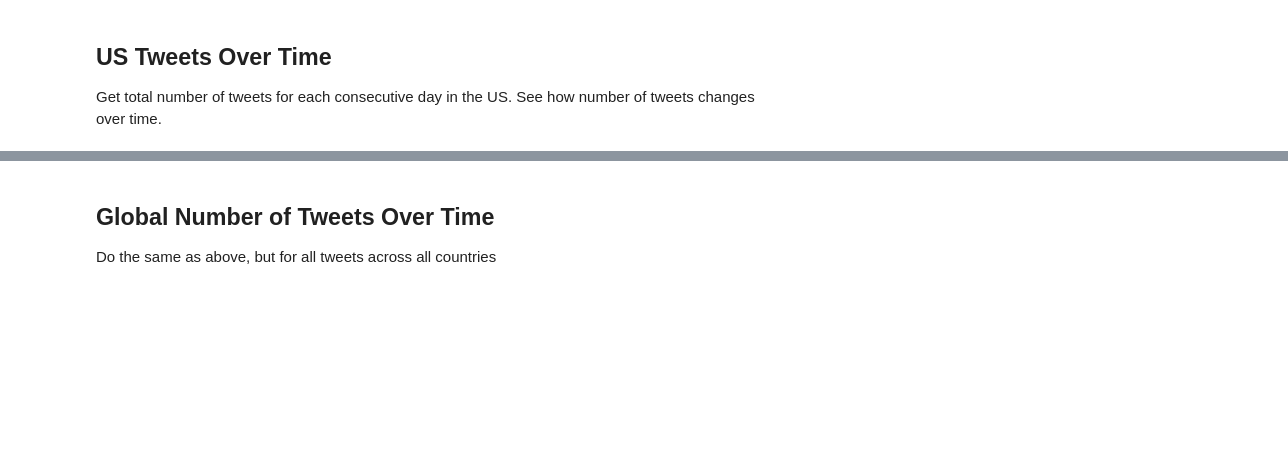
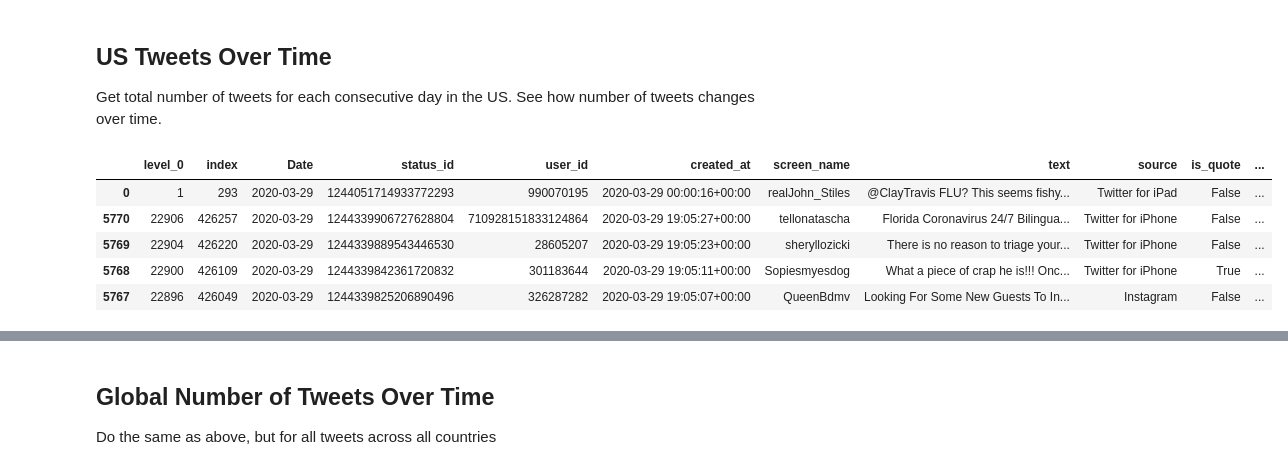
Before and after one commit to adrielk/Covid19-ML-and-Analysis, a Jupyter notebook: Covid-19 and Sentiment.ipynb, the cells around one changed output, grey strips where cells are left out. Cells and saved outputs as stored; diff of their text form; code cells hidden in the pictures; blank space fills up the shorter version.

```diff
--- a/Covid-19 and Sentiment.ipynb
+++ b/Covid-19 and Sentiment.ipynb
@@ -303,0 +315,13 @@ Get total number of tweets for each consecutive day in the US. See how number of
+# %%
+full_cc_us['created_at'] =  pd.to_datetime(full_cc_us['created_at'])
+full_cc_us.insert (2, "Date", full_cc_us['created_at'].dt.date.astype('str'))
+#full_cc_us['Date'] = full_cc_us['created_at'].dt.date.astype('str')
+full_cc_us = full_cc_us.sort_values(by = ['Date'], ascending = True)
+full_cc_us.head()
+# %% [output]
+|  | level_0 | index | Date | status_id | user_id | created_at | screen_name | text | source | is_quote | ... |
+| 0 | 1 | 293 | 2020-03-29 | 1244051714933772293 | 990070195 | 2020-03-29 00:00:16+00:00 | realJohn_Stiles | @ClayTravis FLU? This seems fishy... | Twitter for iPad | False | ... |
+| 5770 | 22906 | 426257 | 2020-03-29 | 1244339906727628804 | 710928151833124864 | 2020-03-29 19:05:27+00:00 | tellonatascha | Florida Coronavirus 24/7 Bilingua... | Twitter for iPhone | False | ... |
+| 5769 | 22904 | 426220 | 2020-03-29 | 1244339889543446530 | 28605207 | 2020-03-29 19:05:23+00:00 | sheryllozicki | There is no reason to triage your... | Twitter for iPhone | False | ... |
+| 5768 | 22900 | 426109 | 2020-03-29 | 1244339842361720832 | 301183644 | 2020-03-29 19:05:11+00:00 | Sopiesmyesdog | What a piece of crap he is!!! Onc... | Twitter for iPhone | True | ... |
+| 5767 | 22896 | 426049 | 2020-03-29 | 1244339825206890496 | 326287282 | 2020-03-29 19:05:07+00:00 | QueenBdmv | Looking For Some New Guests To In... | Instagram | False | ... |
```
Also changed, not shown: parts of 9 cells of this notebook.
